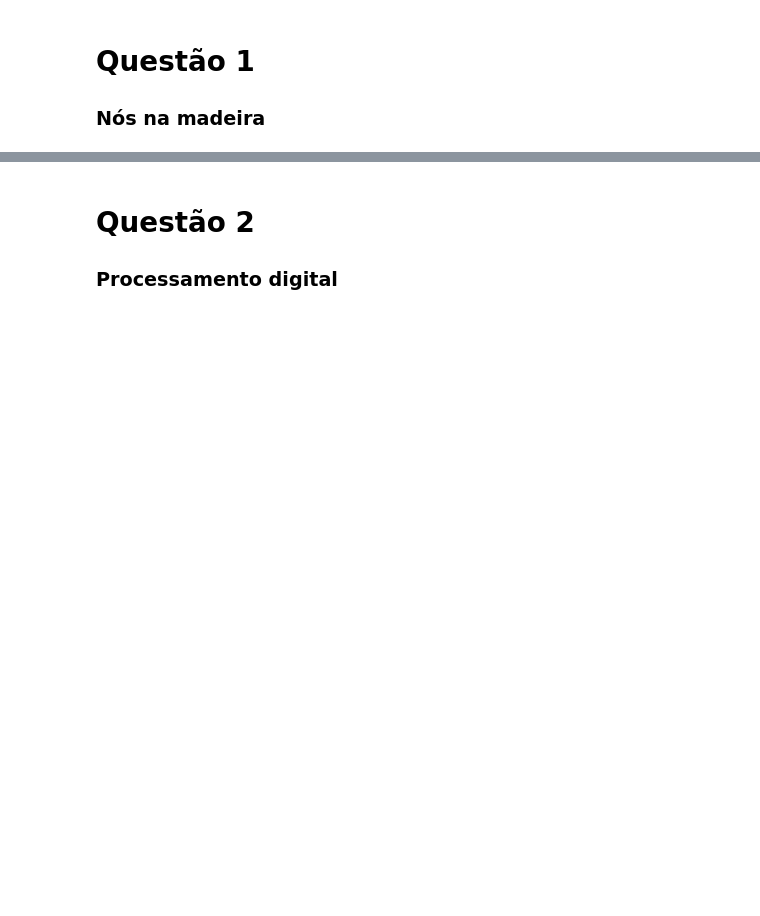
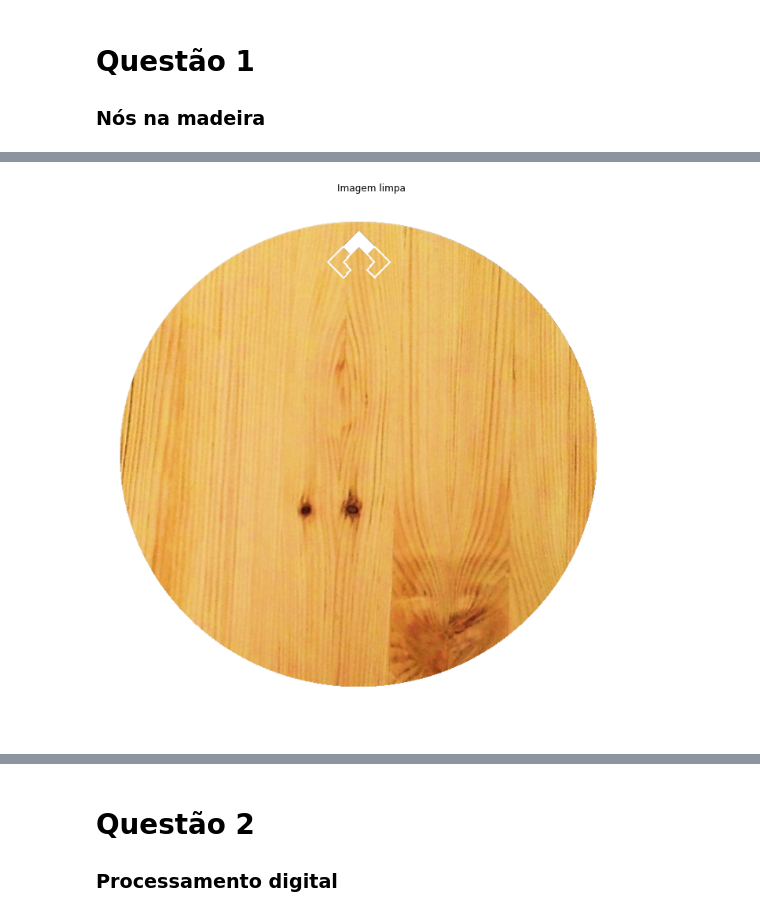
Before and after one commit to fekurita/MachineVision, a Jupyter notebook: APS1/APS1.ipynb, the cells around one changed output, grey strips where cells are left out. Cells and saved outputs as stored; diff of their text form; code cells hidden in the pictures; blank space fills up the shorter version.

```diff
--- a/APS1/APS1.ipynb
+++ b/APS1/APS1.ipynb
@@ -28,0 +30,18 @@ plt.show()
+# %%
+#Remove caracteriscas não desejadas
+img_Limpa = np.zeros((h,w,c),dtype = "uint8")
+for i in range(h):
+    for j in range (w):
+        if img_masc_RGB[i,j,0]==255 and img_masc_RGB[i,j,1] ==255 and img_masc_RGB[i,j,2]== 255:
+            img_Limpa[i,j]=[255,255,255]
+        else:
+            img_Limpa[i,j] = img_madeira_RGB[i,j]
+
+plt.figure(figsize=(15,10))
+plt.imshow(img_Limpa, cmap='gray')
+plt.title('Imagem limpa')
+plt.axis('off')
+plt.tight_layout()
+plt.show()
+# %% [output]
+[figure, added]
```
Also changed, not shown: parts of 8 cells of this notebook, 1 other file.
